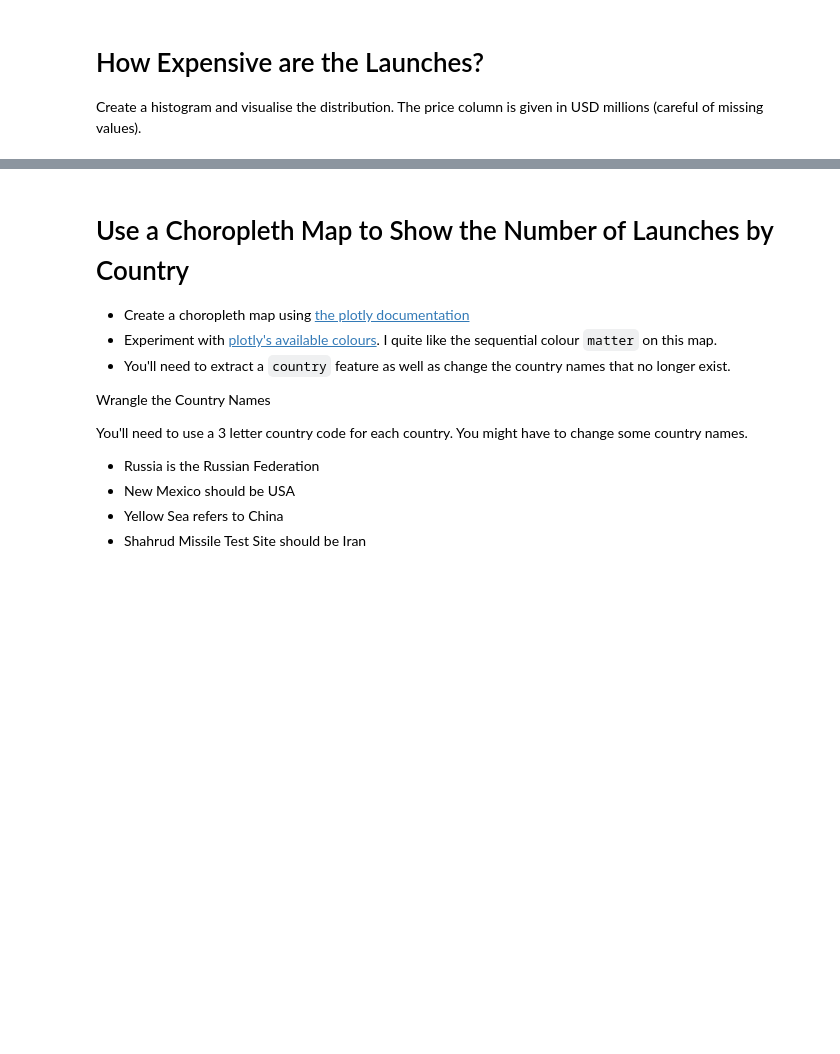
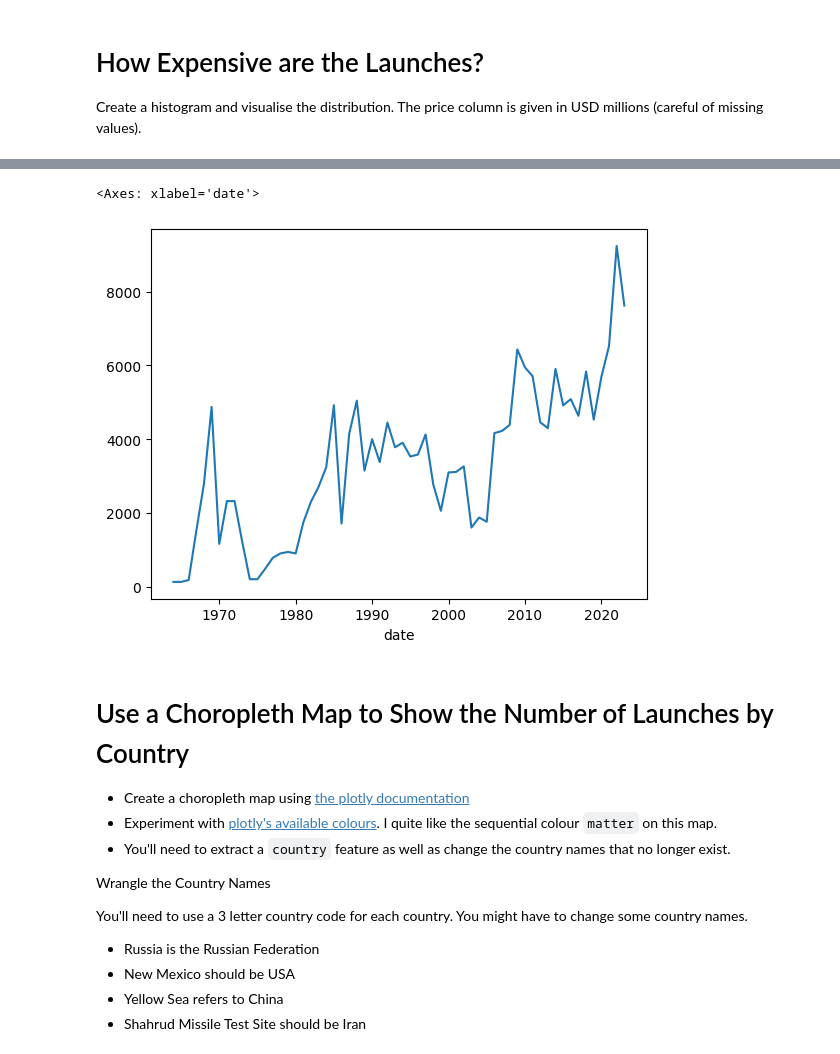
Before and after one commit to johnpapwinter/space-race-data-analysis, a Jupyter notebook: Space_Missions_Analysis.ipynb, the cells around one changed output, grey strips where cells are left out. Drawn from its saved outputs; the diff is of its cells as text; code cells hidden in the pictures; blank space fills up the shorter version.

```diff
--- a/Space_Missions_Analysis.ipynb
+++ b/Space_Missions_Analysis.ipynb
@@ -262,3 +262,6 @@ df['mission_status'].value_counts().iloc[:3].plot(kind='pie',
 # How Expensive are the Launches?
 
 Create a histogram and visualise the distribution. The price column is given in USD millions (careful of missing values).
+# %%
+df_year_price = df.drop(['location', 'mission_name', 'mission_status', 'organization', 'rocket_name', 'rocket_status'],
+        axis=1).sort_values(by=['date']).dropna()
@@ -265,3 +296,8 @@ Create a histogram and visualise the distribution. The price column is given in
+# %%
+df_year_price.groupby(df_year_price['date'].dt.year)['price'].sum().plot()
+# %% [output]
+<Axes: xlabel='date'>
+[figure, added]
 # %% [markdown]
 # Use a Choropleth Map to Show the Number of Launches by Country
 
```
Also changed, not shown: parts of 3 cells of this notebook.
